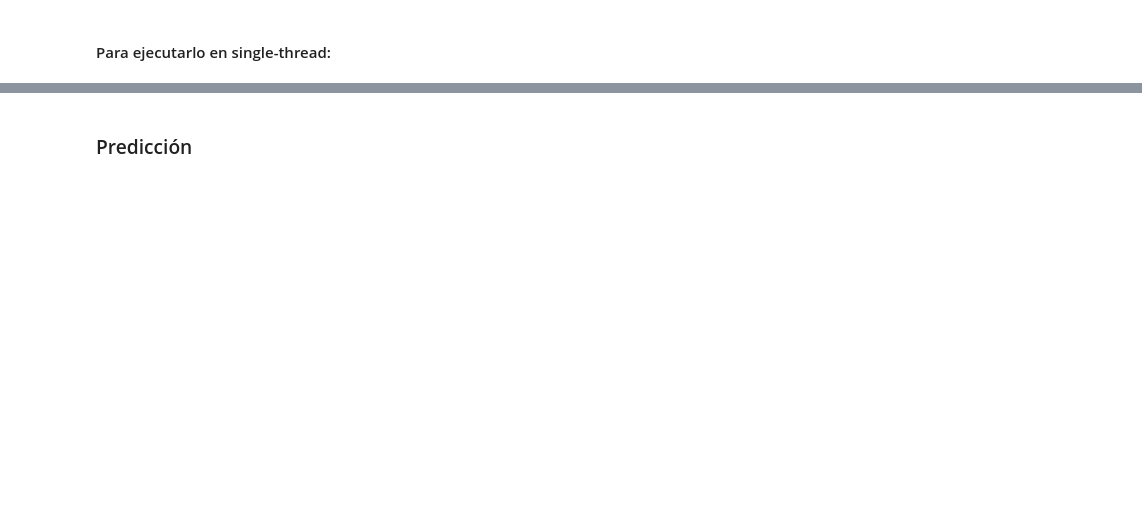
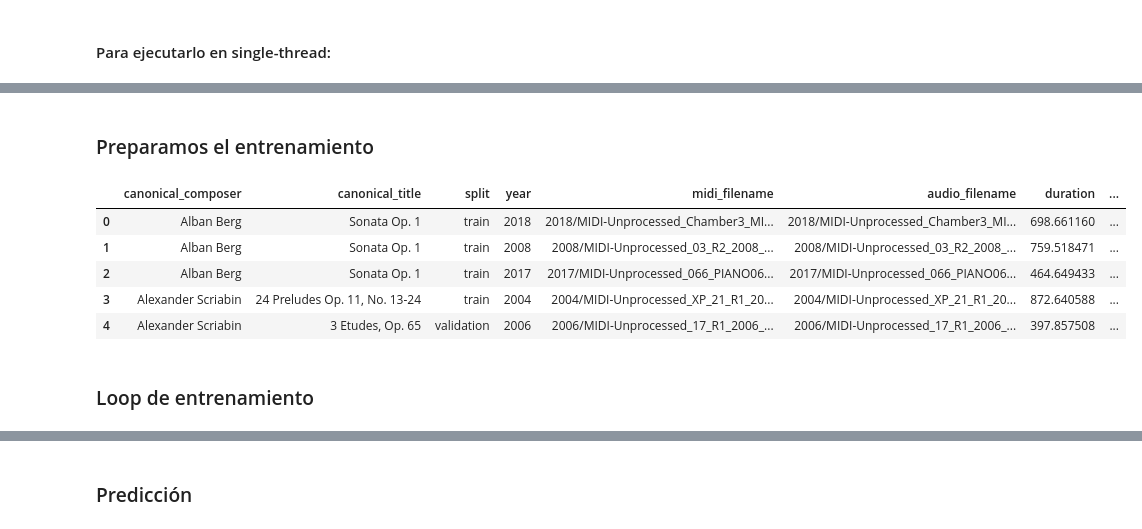
Before and after one commit to alvaro-lg/TFG, a Jupyter notebook: TFG.ipynb, the cells around one changed output, grey strips where cells are left out. Drawn from its saved outputs; the diff is of its cells as text; code cells hidden in the pictures; blank space fills up the shorter version.

```diff
--- a/TFG.ipynb
+++ b/TFG.ipynb
@@ -91,7 +92,7 @@ wav_hdlr.plot_wav(wav_hdlr.vectorize_wav(df['audio_filename'][0])[0:128000], tit
 Para la compresión de la señal emplearemos una compresión basada en una $\mu$-law.
 # %%
 # Constates relativas a la compresión con la mu-law
-N_BITS = 10
+N_BITS = 8
 N_LEVELS = 2 ** N_BITS
 MU = 256
 AMPS = (-1, 1)
@@ -251,16 +251,18 @@ def generate_data(df):
     midi_data = midi_hdlr.vectorize_midi(df['midi_filename'])
     wav_data = wav_hdlr.vectorize_wav(df['audio_filename'])
 
-    length = len(zip(midi_data, wav_data)) - INPUT_LEN
+    length = min([len(midi_data), len(wav_data)]) - INPUT_LEN
     print(f"Thread {threading.get_ident()} escribiendo")
 
-    for idx, (midi_, wav_) in tqdm(enumerate(zip(midi_data, wav_data))):
+    for idx, (midi_, wav_) in enumerate(zip(midi_data, wav_data)):
         if idx >= INPUT_LEN: break
         feature = {"lc": midi_feature(midi_data[idx]),
                 "seq": wav_feature(wav_data[idx:idx+INPUT_LEN], mulaw_enc),
                 "out": wav_feature(wav_data[idx+1:idx+INPUT_LEN+1], mulaw_enc)}
 
         yield tf.train.Example(features=tf.train.Features(feature=feature)).SerializeToString()
+
+    gc.collect()
 
 def write_data(df, max_files=None, max_samples=None, file='out.tfrecord'):
 
@@ -279,4 +281,4 @@ def write_data(df, max_files=None, max_samples=None, file='out.tfrecord'):
 
 def read_data(filename=None):
     assert(filename is not None)
-    return  tf.data.TFRecordDataset(filenames=filenames, compression_type='GZIP')
+    return  tf.data.experimental.load(filename, compression='GZIP')
@@ -331,7 +317,8 @@ if MULTITHREAD:
                 cache_file = 'cache/' + split + '/' + midi[:-5]
                 write_data(df.iloc[idx], file=cache_file)
                 dfLock.acquire()
-                df['data_cached'][idx] = True
+                print(f"{threadName} actualiza dataframe\n")
+                df.loc[idx, 'data_cached'] = True
                 set_dataframe(df)
                 dfLock.release()
             else:
@@ -340,7 +327,7 @@ if MULTITHREAD:
 # %%
 if MULTITHREAD:
 
-    N_THREADS = 8
+    N_THREADS = 12
 
     exitFlag = 0
     queueLock = threading.Lock()
@@ -493,0 +377,15 @@ Invoked with: <tensorflow.python.lib.io.tf_record.TFRecordWriter object at 0x...
+# %% [markdown]
+### Preparamos el entrenamiento
+# %%
+training_progress_df = get_dataframe('traning_progress.csv')
+training_progress_df['data_cached'] = df['data_cached']
+training_progress_df.head()
+# %% [output]
+|  | canonical_composer | canonical_title | split | year | midi_filename | audio_filename | duration | ... |
+| 0 | Alban Berg | Sonata Op. 1 | train | 2018 | 2018/MIDI-Unprocessed_Chamber3_MI... | 2018/MIDI-Unprocessed_Chamber3_MI... | 698.661160 | ... |
+| 1 | Alban Berg | Sonata Op. 1 | train | 2008 | 2008/MIDI-Unprocessed_03_R2_2008_... | 2008/MIDI-Unprocessed_03_R2_2008_... | 759.518471 | ... |
+| 2 | Alban Berg | Sonata Op. 1 | train | 2017 | 2017/MIDI-Unprocessed_066_PIANO06... | 2017/MIDI-Unprocessed_066_PIANO06... | 464.649433 | ... |
+| 3 | Alexander Scriabin | 24 Preludes Op. 11, No. 13-24 | train | 2004 | 2004/MIDI-Unprocessed_XP_21_R1_20... | 2004/MIDI-Unprocessed_XP_21_R1_20... | 872.640588 | ... |
+| 4 | Alexander Scriabin | 3 Etudes, Op. 65 | validation | 2006 | 2006/MIDI-Unprocessed_17_R1_2006_... | 2006/MIDI-Unprocessed_17_R1_2006_... | 397.857508 | ... |
+# %% [markdown]
+### Loop de entrenamiento
```
Also changed, not shown: parts of 19 cells of this notebook, 4 other files.
